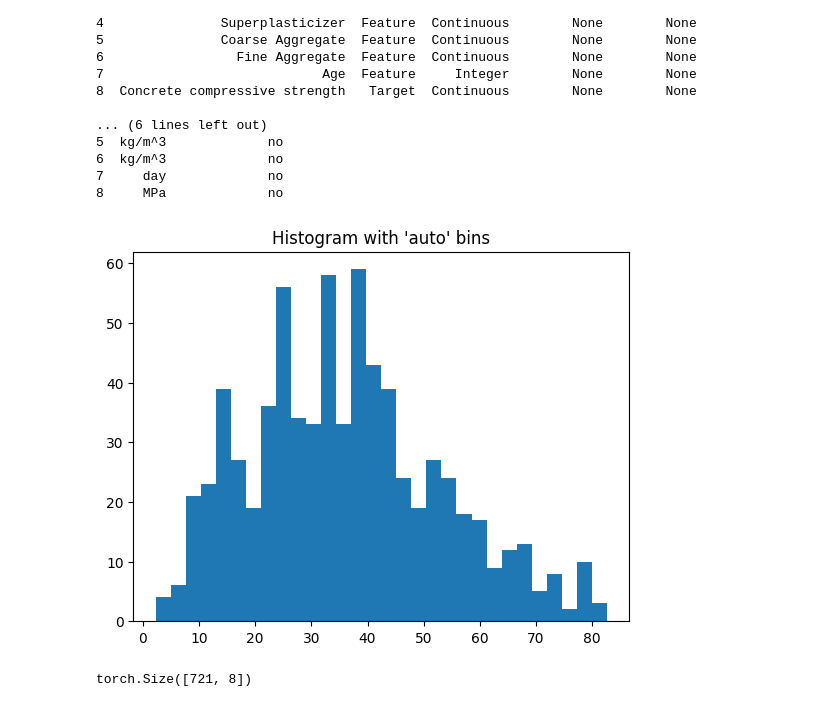
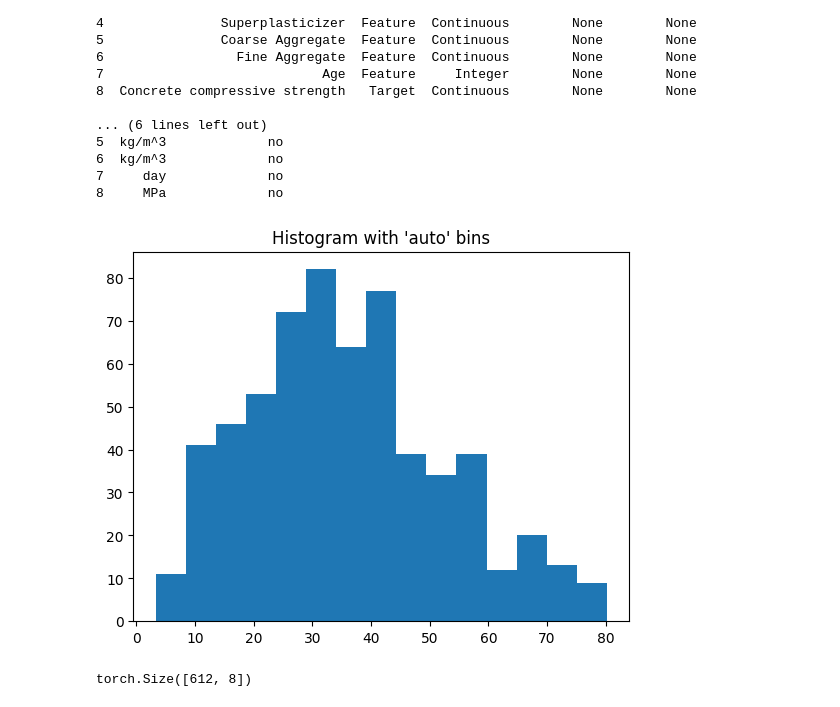
Before and after one commit to batuceng/max_quantile, a Jupyter notebook: concrete_classifier.ipynb, the cells around one changed output. Drawn from its saved outputs; the diff is of its cells as text; code cells hidden in the pictures.

```diff
--- a/concrete_classifier.ipynb
+++ b/concrete_classifier.ipynb
@@ -42,6 +42,8 @@ X_scaled = scaler.fit_transform(X)
 # y_normalized = y_scaler.fit_transform(y.values.reshape(-1, 1)).flatten()
 
 X_train, X_test, y_train, y_test = train_test_split(X_scaled, y.values, test_size=0.3, random_state=42)
+
+X_train, X_calib, y_train, y_calib = train_test_split(X_train, y_train, test_size=0.15, random_state=42)
 # %%
 import torch
 
@@ -62,34 +64,51 @@ import os
 import matplotlib.pyplot as plt
 
 #os.environ['KMP_DUPLICATE_LIB_OK']='True'
 
 # data = pd.read_csv('/content/02_Linear_Regression_Model_Data.csv')
+
+global MAX_VAL
+global MIN_VAL
+
+MIN_VAL = 0
+MAX_VAL = 85
+
 y_train = y_train.flatten()
 y_test = y_test.flatten()
 hist, bin_edges, _ = plt.hist(y_train, bins='auto')  # arguments are passed to np.histogram
 # hist, bin_edges, _ = plt.hist(y_train, bins=30)  # arguments are passed to np.histogram
 class_digits = np.digitize(y_train, bin_edges) # Get the class of each point using histogram bins
 
 no_of_classes = bin_edges.shape[0]+1
 one_hots = np.zeros((y_train.size, no_of_classes))
 one_hots[np.arange(y_train.size), class_digits] = 1
 
 test_hots = np.zeros((y_test.size, no_of_classes))
 test_hots[np.arange(y_test.size), np.digitize(y_test, bin_edges)] = 1
 
 plt.title("Histogram with 'auto' bins")
 plt.show()
 
+
 # Avoid copy data, just refer
 train_x_tr = torch.from_numpy(X_train.reshape([-1,8])).float()#torch.from_numpy(data['x'].values[:1000]).unsqueeze(dim=1).float()
 train_y_scalar = torch.from_numpy(y_train.reshape([-1,1])).float()#torch.from_numpy(data['y'].values[:1000]).unsqueeze(dim=1).float()
 train_y_tr = torch.from_numpy(one_hots.reshape([-1, no_of_classes])).float()#torch.from_numpy(data['y'].values[:1000]).unsqueeze(dim=1).float()
 
 test_x_tr = torch.from_numpy(X_test.reshape([-1,8])).float()#torch.from_numpy(data['x'].values[1000:]).unsqueeze(dim=1).float()
 test_y_scalar = torch.from_numpy(y_test.reshape([-1,1])).float()#torch.from_numpy(data['y'].values[1000:]).unsqueeze(dim=1).float()
 test_y_tr = torch.from_numpy(test_hots.reshape([-1, no_of_classes])).float()#torch.from_numpy(data['y'].values[1000:]).unsqueeze(dim=1).float()
+
+
+
+calib_x_tr = torch.from_numpy(X_calib.reshape([-1,8])).float()#torch.from_numpy(data['x'].values[1000:]).unsqueeze(dim=1).float()
+calib_y_scalar = torch.from_numpy(y_calib.reshape([-1,1])).float()#torch.from_numpy(data['y'].values[1000:]).unsqueeze(dim=1).float()
+calib_y_tr = torch.from_numpy(np.zeros((y_calib.size, no_of_classes))).float()#torch.from_numpy(data['y'].values[1000:]).unsqueeze(dim=1).float()
+
+
+intervals = np.array(list(zip([MIN_VAL, *bin_edges], [*bin_edges, MAX_VAL])))
 # %% [output]
-[figure, old version]
+[figure, new version]
 # %%
 class QClassifier(torch.nn.Module):
     def __init__(self, in_size=1, no_of_classes=55):
@@ -123,7 +144,7 @@ optimizer = torch.optim.AdamW(params=model.parameters(), lr=0.001,weight_decay=0
 # %%
 train_x_tr.shape
 # %% [output]
-torch.Size([721, 8])
+torch.Size([612, 8])
 # %%
 
 losses = []
```
Also changed, not shown: parts of 14 cells of this notebook, 1 other file.
